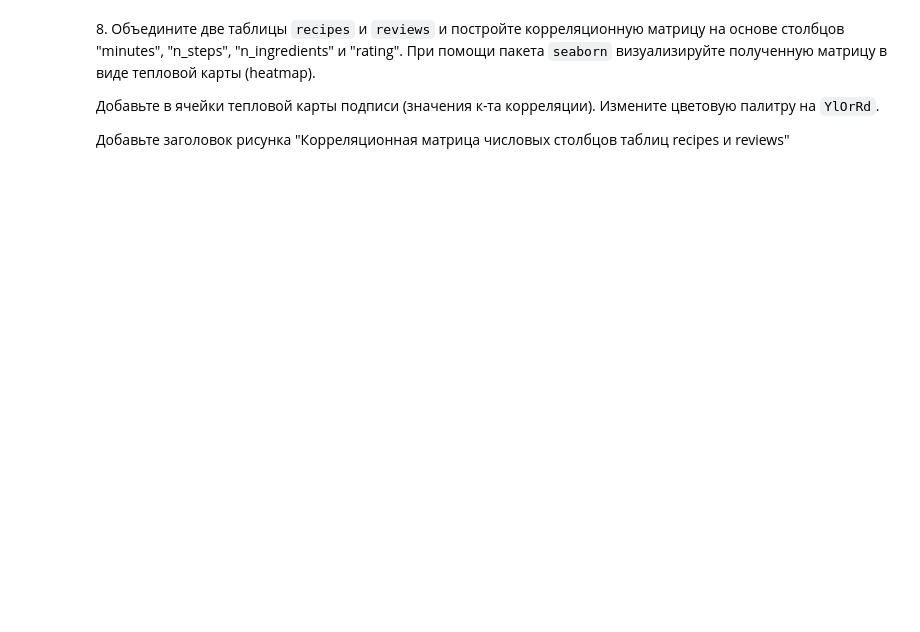
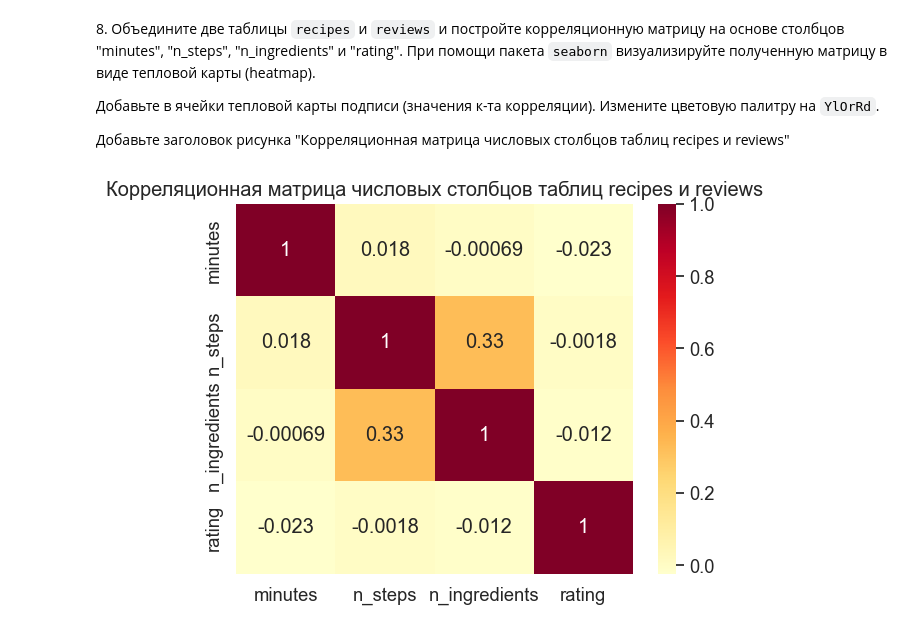
Before and after one commit to csmcrlw/lab5_graphics, a Jupyter notebook: 05_graphics_Серова_Лидия_ДПИ22-1.ipynb, the cells around one changed output. Saved outputs shown, nothing was run; the diff lists cells and outputs as text; code cells hidden in the pictures; blank space fills up the shorter version.

```diff
--- a/05_graphics_Серова_Лидия_ДПИ22-1.ipynb
+++ b/05_graphics_Серова_Лидия_ДПИ22-1.ipynb
@@ -181,3 +231,13 @@ recipes = pd.read_csv('recipes_sample.csv')
 Добавьте в ячейки тепловой карты подписи (значения к-та корреляции). Измените цветовую палитру на `YlOrRd`.
 
 Добавьте заголовок рисунка "Корреляционная матрица числовых столбцов таблиц recipes и reviews"
+# %%
+df = recipes.merge(reviews, left_on='id', right_on='recipe_id')
+corr_matrix = df[['minutes', 'n_steps', 'n_ingredients', 'rating']].corr()
+
+heatmap = sns.heatmap(corr_matrix, annot=True, cmap='YlOrRd')
+heatmap.set_title('Корреляционная матрица числовых столбцов таблиц recipes и reviews')
+
+plt.show()
+# %% [output]
+[figure, added]
```
Also changed, not shown: parts of 5 cells of this notebook.
